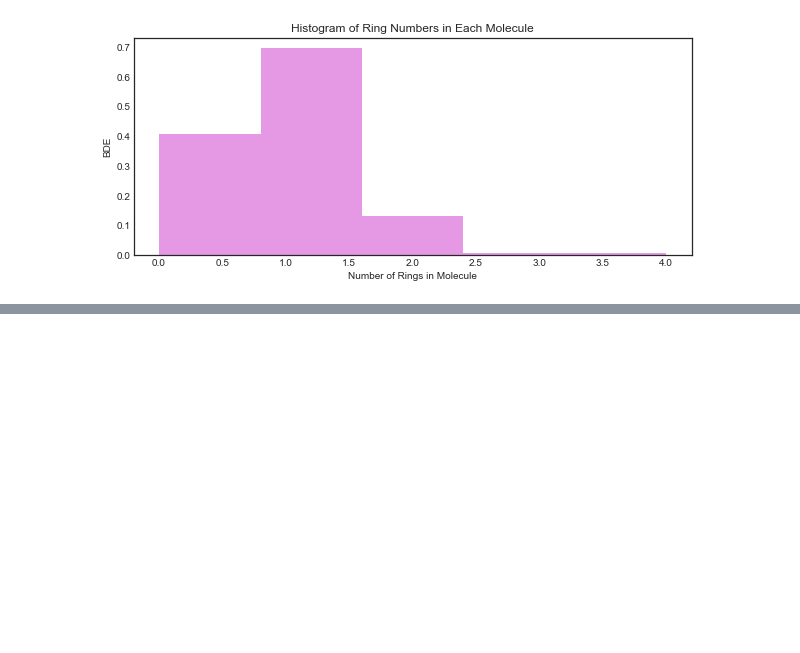
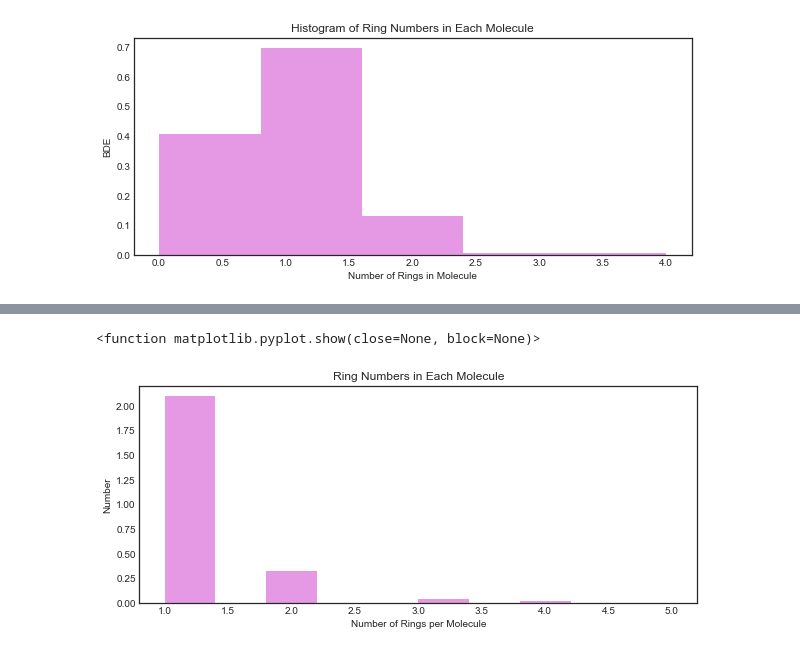
Before and after one commit to oliviaharman/PythonPractice, a Jupyter notebook: Histogram Rings.ipynb, the cells around one changed output, grey strips where cells are left out. Drawn from its saved outputs; the diff is of its cells as text; code cells hidden in the pictures; blank space fills up the shorter version.

```diff
--- a/Histogram Rings.ipynb
+++ b/Histogram Rings.ipynb
@@ -148,0 +254,34 @@ plt.show
+# %%
+plt.hist(ring_nos,  density=True, facecolor='m', alpha=0.4)
+
+# ring_smiles is the variable created using the rdkit package.
+# Density: if true, the data is normalized.
+# Facecolor allows you to set the color of the bars on the histogram.
+# Alpha is how darkly shaded in the bars on the histogram will be. Closer to 1.0 is more opaque.
+# Different color options: 'r'=red, 'c'=cyan, 'm'=magenta, 'k'=black, 'g'=green
+# Matplotlib.org has a list of all the colors
+
+plt.xlabel('Number of Rings per Molecule')
+
+# Creates the xlabel on the histogram
+
+#plt.xticks([1,2,3,4])
+
+# Allows you to change the values along the x-axis.
+
+plt.ylabel('Number') # not sure what to label this axis (???)
+plt.title('Ring Numbers in Each Molecule')
+
+# Creates the title of the histogram.
+
+plt.rcParams["figure.figsize"] = (10,4)
+
+# Command above allows you to change the width and height of the plot created.
+# Can come in very handy when creating figures for poster.
+
+plt.show
+
+#When you run this code the histogram is generated, this command should always be at the end.
+# %% [output]
+<function matplotlib.pyplot.show(close=None, block=None)>
+[figure, added]
```
Also changed, not shown: parts of 13 cells of this notebook.
